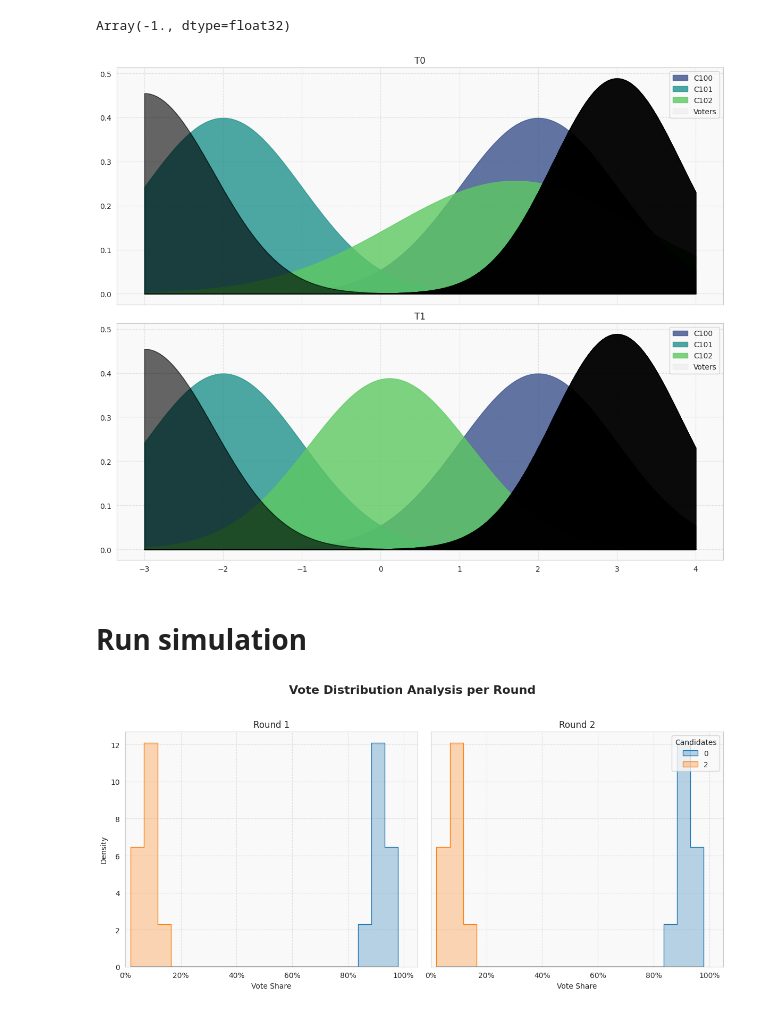
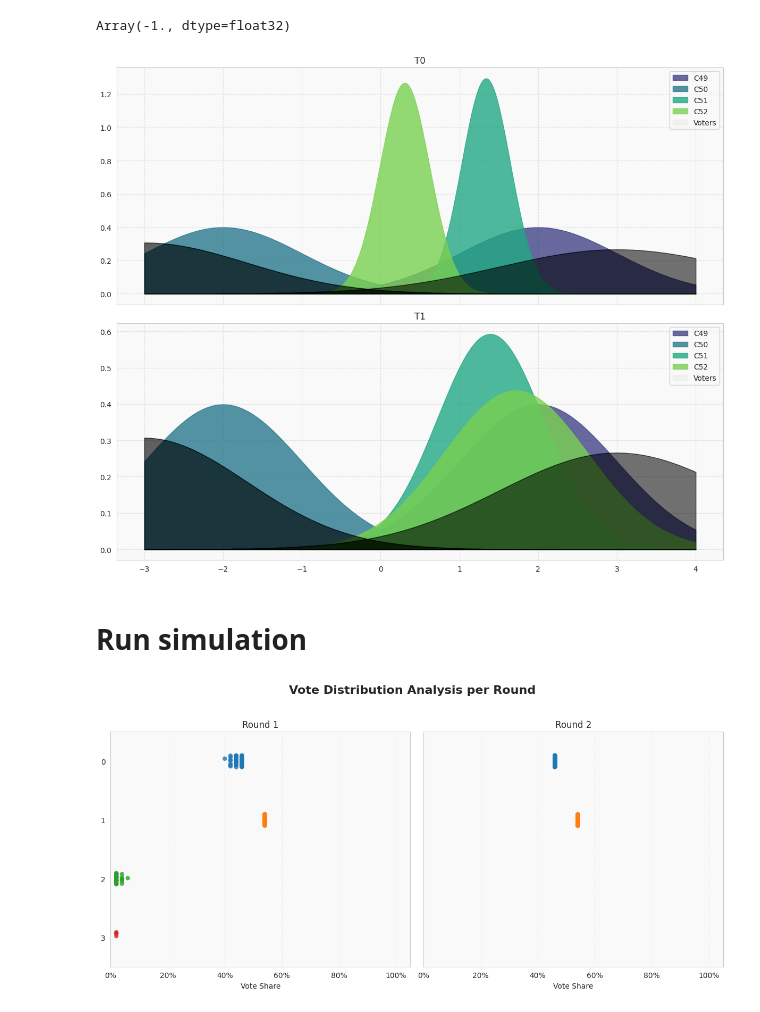
Before and after one commit to centre-for-humanities-computing/european-city-inference, a Jupyter notebook: notebooks/polarization.ipynb, the cells around one changed output. Cells and saved outputs as stored; diff of their text form; code cells hidden in the pictures.

```diff
--- a/notebooks/polarization.ipynb
+++ b/notebooks/polarization.ipynb
@@ -15,8 +16,8 @@ from eci.voting_system.plurality import _vote_plurality
 # %% [markdown]
 # Parameters
 # %%
-NUM_VOTERS = 100
-NUM_CANDIDATES = 3
+NUM_VOTERS = 50
+NUM_CANDIDATES = 4
 NUM_PREFERENCES = 2
 NUM_SIMULATIONS = 100  # the node trajectories
 # %% [markdown]
@@ -98,7 +99,7 @@ env.candidates[1].policy["precision"] = (
 pref_data = adapter.prepare_preference_data(env)
 fig, ax1 = viz.plot_preference_distributions(pref_data)
 # %% [output]
-[figure, old version]
+[figure, new version]
 # %%
 # Then we run the agent networks
 env.initialize_network()
@@ -116,7 +117,7 @@ env._update_agents()
 env.df = env.create_data_frame()
 # %%
 votes_data = adapter.extract_vote_counts(env.df)
-fig, axes = viz.plot_vote_proportions(votes_data, plot_kind="histogram")
+fig, axes = viz.plot_vote_proportions(votes_data, plot_kind="stripplot")
 plt.show()
 # %% [output]
-[figure, old version]
+[figure, new version]
```
Also changed, not shown: parts of 5 cells of this notebook, 17 other files.
